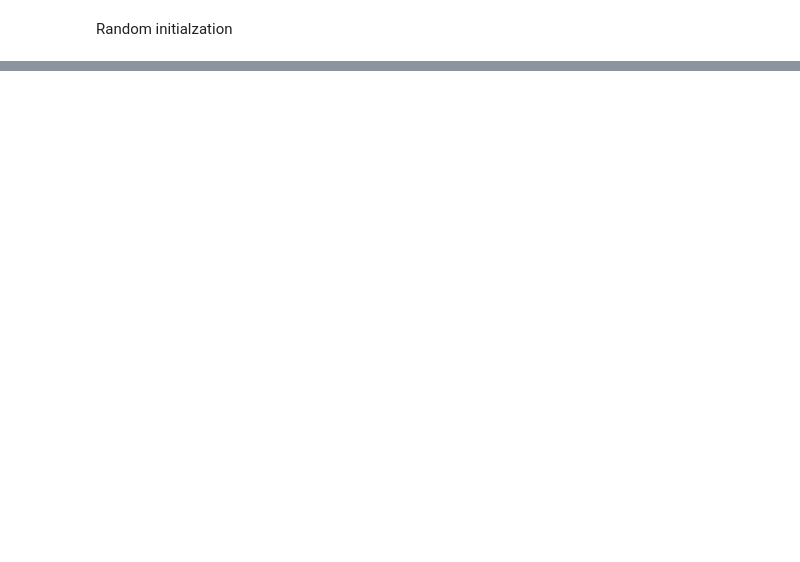
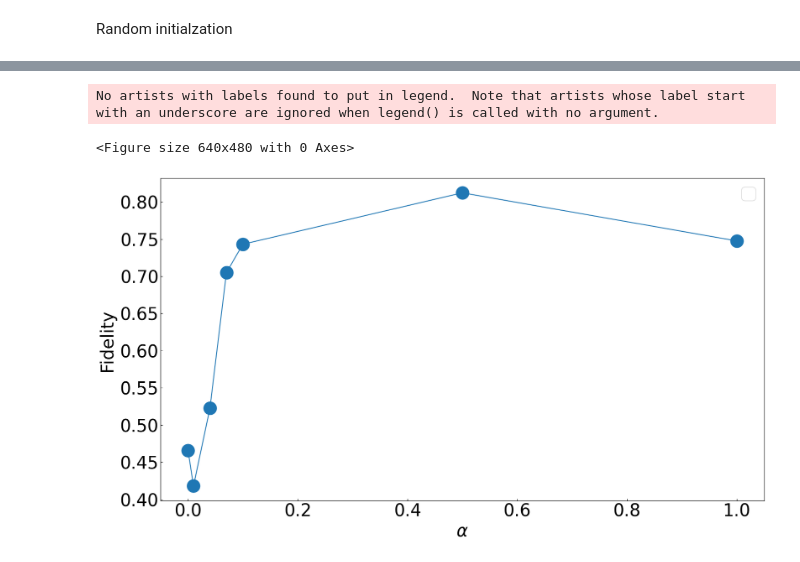
Before and after one commit to Zhelun-Li/VQS, a Jupyter notebook: energyCorrection_studies.ipynb, the cells around one changed output, grey strips where cells are left out. Saved outputs shown, nothing was run; the diff lists cells and outputs as text; code cells hidden in the pictures; blank space fills up the shorter version.

```diff
--- a/energyCorrection_studies.ipynb
+++ b/energyCorrection_studies.ipynb
@@ -348,14 +314,16 @@ def getDiff(mag,mag_baseline,E):
     return max_diff,all_diff,E_diff
 # %%
-nSample=10
-alpha_list=[0,1e-2,5e-2,1e-1,5e-1,1]
+nSample=5
+alpha_list=[0,1e-2,4e-2,7e-2,1e-1,5e-1,1]
 max_diff={}
 all_diff={}
 E_diff={}
+finalFid_list={}
 for alpha in alpha_list:
     max_diff[str(alpha)]=[]
     all_diff[str(alpha)]=[]
     E_diff[str(alpha)]=[]
+    finalFid_list[str(alpha)]=[]
 # %%
 
 
@@ -388,9 +394,19 @@ with open('{}qubits_{}layers_EDiff.pkl'.format(num_qubits,num_layers), 'wb') as
 # %%
-with open('{}qubits_{}layers_maxDiff.pkl'.format(num_qubits,num_layers), 'rb') as f:
-    max_diff = pickle.load(f)
+for i in [2,3,4,5,6]:
+    with open('{}qubits_{}layers_maxDiff'+str(ind)+'.pkl'.format(num_qubits,num_layers), 'rb') as f:
+        max_diff_tmp = pickle.load(f)
 
-with open('{}qubits_{}layers_allDiff.pkl'.format(num_qubits,num_layers), 'rb') as f:
-    all_diff = pickle.load(f)
+    with open('{}qubits_{}layers_allDiff'+str(ind)+'.pkl'.format(num_qubits,num_layers), 'rb') as f:
+        all_diff_tmp  = pickle.load(f)
 
-with open('{}qubits_{}layers_EDiff.pkl'.format(num_qubits,num_layers), 'rb') as f:
-    E_diff = pickle.load(f)
+    with open('{}qubits_{}layers_EDiff'+str(ind)+'.pkl'.format(num_qubits,num_layers), 'rb') as f:
+        E_diff_tmp  = pickle.load(f)
+
+    with open('{}qubits_{}layers_finalFid_list'+str(ind)+'.pkl'.format(num_qubits,num_layers), 'rb') as f:
+        finalFid_list_tmp = pickle.load(f)
+
+    for alpha in alpha_list:
+        max_diff[str(alpha)] += max_diff_tmp[str(alpha)]
+        all_diff[str(alpha)]  += all_diff_tmp[str(alpha)]
+        E_diff[str(alpha)]  += E_diff_tmp[str(alpha)]
+        finalFid_list[str(alpha)]  += finalFid_list_tmp[str(alpha)]
@@ -398,8 +434,10 @@ with open('{}qubits_{}layers_EDiff.pkl'.format(num_qubits,num_layers), 'rb') as
 max_diff_variations = []
 all_diff_variations = []
 E_diff_variations = []
+finalFid_variations = []
 for alpha in alpha_list:
     print(alpha)
     max_diff_variations.append(np.mean(max_diff[str(alpha)]))
     all_diff_variations.append(np.mean(all_diff[str(alpha)]))
     E_diff_variations.append(np.mean(E_diff[str(alpha)]))
+    finalFid_variations.append((np.mean(finalFid_list[str(alpha)])))
@@ -449,0 +516,18 @@ plt.show()
+# %%
+plt.figure(1)
+LabelSize=30
+plt.figure(figsize=(16,9))
+plt.plot(alpha_list,finalFid_variations)
+plt.scatter(alpha_list,finalFid_variations,s=500)
+#plt.xscale('log')
+plt.xlabel(r'$\alpha$',fontsize=LabelSize)
+plt.ylabel('Fidelity ',fontsize=LabelSize)
+plt.tick_params(axis='both', which='major', labelsize=LabelSize)
+plt.legend(fontsize=LabelSize)
+plt.tight_layout()
+# plt.savefig(f'magnetization_N{num_qubits}_J{j_coupling}_h{h_coupling}_dt{time_max/num_steps:.2f}_v1.pdf')
+plt.show()
+# %% [output]
+No artists with labels found to put in legend.  Note that artists whose label start with an underscore are ignored when legend() is called with no argument.
+<Figure size 640x480 with 0 Axes>
+[figure, added]
```
Also changed, not shown: parts of 19 cells of this notebook.
